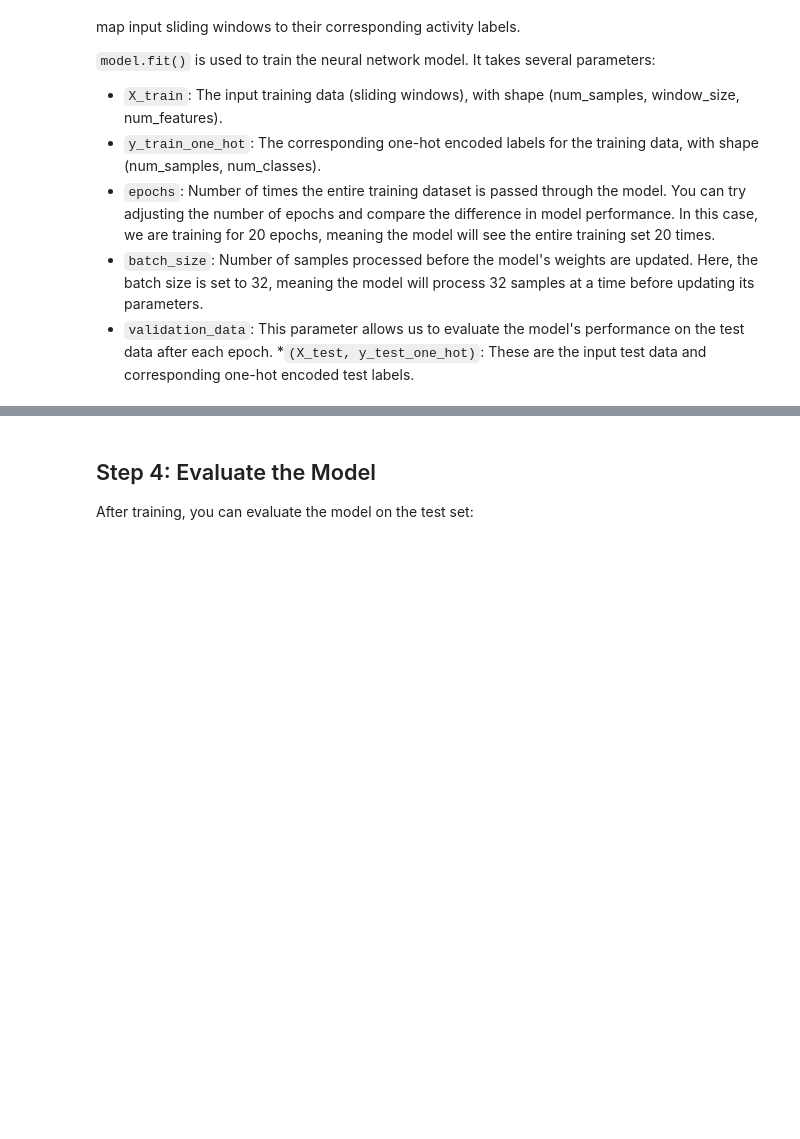
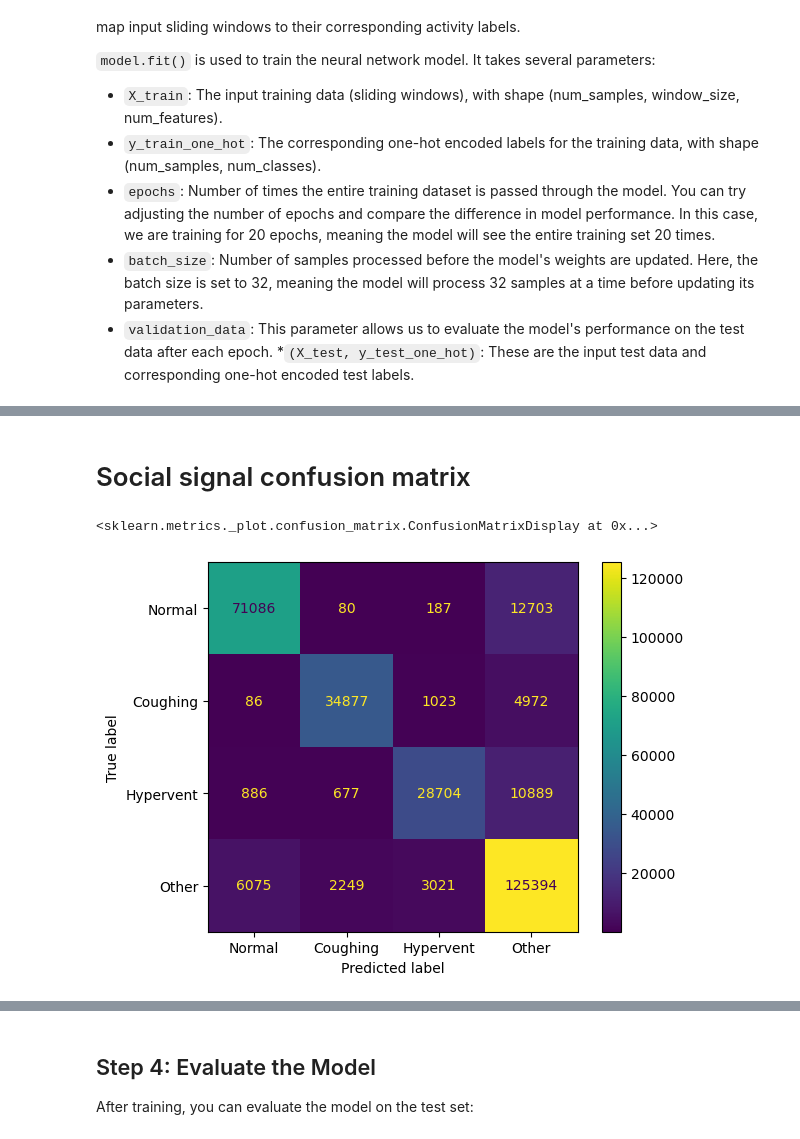
Before and after one commit to sean-comerford/ActivityApp, a Jupyter notebook: Two_CNN_Models.ipynb, the cells around one changed output, grey strips where cells are left out. Drawn from its saved outputs; the diff is of its cells as text; code cells hidden in the pictures; blank space fills up the shorter version.

Commit message:
Two CNN models created

```diff
--- a/Two_CNN_Models.ipynb
+++ b/Two_CNN_Models.ipynb
@@ -260,7 +300,7 @@ def load_and_apply_sliding_windows(file_paths, window_size, step_size, task):
 
 This function processes the sensor data for a specific activity, such as 'walking' or 'running', stored in its respective folder. It splits the data into training and testing sets, applies sliding windows, and labels the windows with the corresponding activity. This function can be used repeatedly for each activity to process and prepare data for training and evaluation.
 # %%
-def process_task(task, label_list, dataset_path, window_size=50, step_size=50, test_size=0.2):
+def process_task(task, label_list, dataset_path, window_size, step_size, test_size=0.2):
     """
     Processes an activity folder by loading the file list, splitting them into
     train and test sets, and applying sliding windows to the files.
@@ -409,6 +449,10 @@ def build_1d_cnn_model(input_shape, num_classes):
     model.add(Conv1D(filters=128, kernel_size=3, activation='relu'))
     model.add(MaxPooling1D(pool_size=2))
 
+    # Third Conv1D layer
+    model.add(Conv1D(filters=256, kernel_size=3, activation='relu'))
+    model.add(MaxPooling1D(pool_size=2))
+
     # Flatten the output from the convolutional layers
     model.add(Flatten())
 
@@ -417,7 +461,7 @@ def build_1d_cnn_model(input_shape, num_classes):
 
     # Dropout layer for regularization
     # You can try experimenting with different dropout rates
-    model.add(Dropout(0.5))
+    model.add(Dropout(0.3))
 
     # Output layer with softmax for multi-class classification
     model.add(Dense(num_classes, activation='softmax'))
@@ -427,7 +471,6 @@ def build_1d_cnn_model(input_shape, num_classes):
 
     #  Prints a detailed summary of the model, showing the layers, their output shapes, and the number of trainable parameters
     model.summary()
-
     return model
 # %% [markdown]
 # Classification Pipeline
@@ -435,12 +478,12 @@ def build_1d_cnn_model(input_shape, num_classes):
 ## Step 1: Prepare and Preprocess the Data
 # %%
 # Create the sliding windows and labels for the activity and social signal tasks
-X_activity, y_activity = process_task("activity", activity_labels, your_dataset_path)
-X_social_signal, y_social_signal = process_task("social_signal", social_signal_labels, your_dataset_path)
+#X_activity, y_activity = process_task("activity", activity_labels, your_dataset_path, window_size=100, step_size=50)
+X_social_signal, y_social_signal = process_task("social_signal", social_signal_labels, your_dataset_path, window_size=200, step_size=10)
 
-print(f"Length of data for activity windows: {len(X_activity)} with {len(set(y_activity))} different labels, labels are {y_activity}")
+#print(f"Length of data for activity windows: {len(X_activity)} with {len(set(y_activity))} different labels, labels are {y_activity}")
 print(f"Length of data for social signal windows: {len(X_social_signal)} with {len(set(y_social_signal))} different labels, labels are {y_social_signal}")
 
-print(f"X_activity shape: {X_activity.shape}, y_activity shape: {y_activity.shape}")
+#print(f"X_activity shape: {X_activity.shape}, y_activity shape: {y_activity.shape}")
 print(f"X_social_signal shape: {X_social_signal.shape}, y_social_signal shape: {y_social_signal.shape}")
 # %% [output]
@@ -572,7 +565,15 @@ kfold = KFold(n_splits=5, shuffle=True, random_state=42)
 activity_accuracy_list = []
 social_signal_accuracy_list = []
 
+# Initialize lists to store the recall for each class for all folds
+recall_per_class_per_fold_social_signal = {i: [] for i in range(num_social_signal_classes)}
+recall_per_class_per_fold_activity = {i: [] for i in range(num_activity_classes)}
+
 
 # Initialise lists to store the true and predicted labels for social signals for all folds
 all_y_true_social_signal = []
 all_y_pred_social_signal = []
+
+# Initialise lists to store the true and predicted labels for activities for all folds
+all_y_true_activity = []
+all_y_pred_activity = []
@@ -579,3 +654,16 @@ all_y_pred_social_signal = []
+# %% [markdown]
+# Social signal confusion matrix
+# %%
+ # Convert the lists for the confusion matrix to numpy arrays
+all_y_true_social_signal = np.array(all_y_true_social_signal)
+all_y_pred_social_signal = np.array(all_y_pred_social_signal)
+
+# Generate confusion matrix
+cm = confusion_matrix(all_y_true_social_signal, all_y_pred_social_signal)
+ConfusionMatrixDisplay(cm, display_labels=['Normal', 'Coughing', 'Hypervent', 'Other']).plot()
+# %% [output]
+<sklearn.metrics._plot.confusion_matrix.ConfusionMatrixDisplay at 0x...>
+[figure, added]
 # %%
 # Train and Evaluate activity model
 fold_no = 1
```
Also changed, not shown: parts of 14 cells of this notebook, 4 other files.
